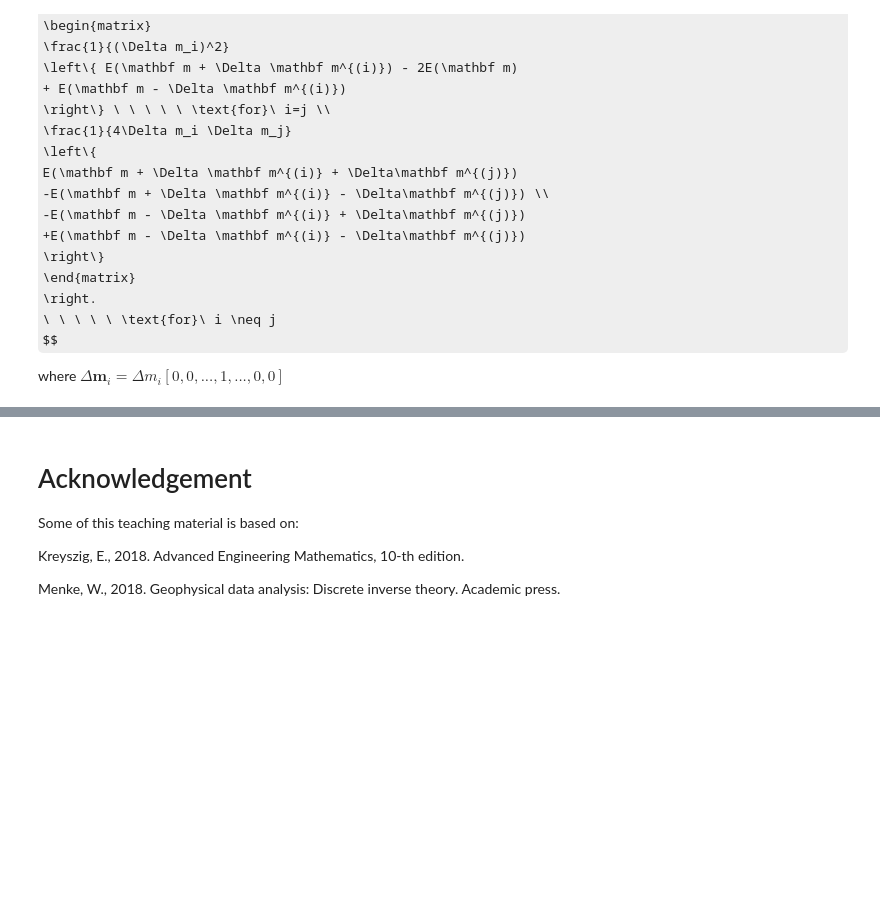
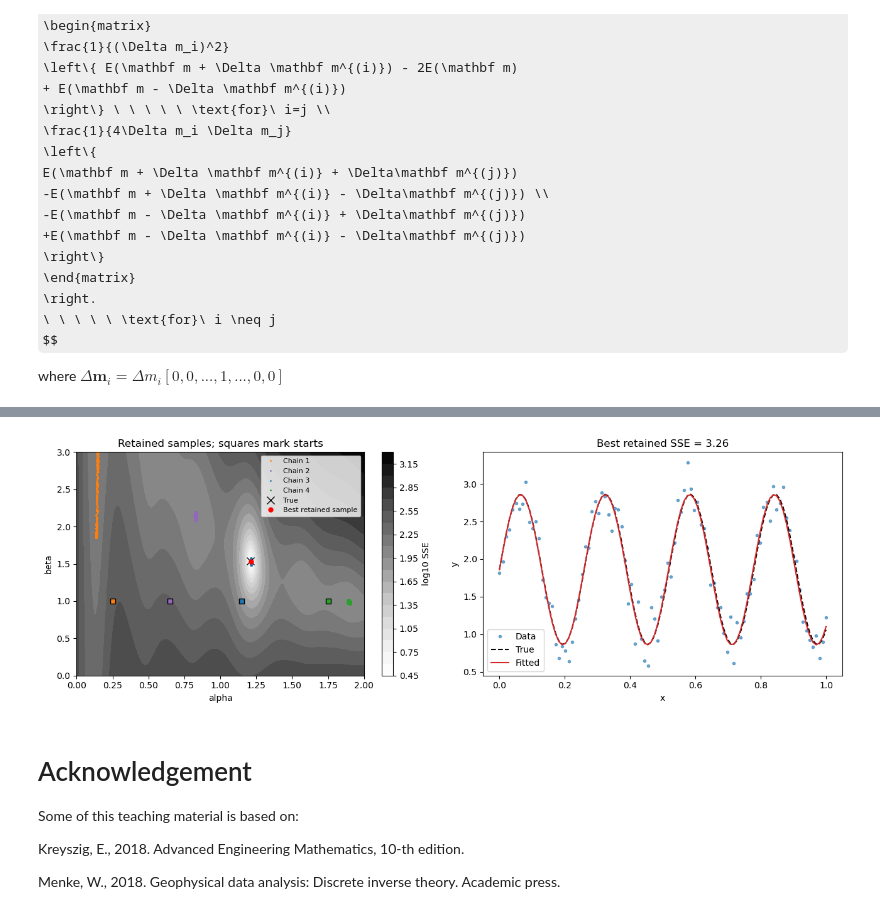
Before and after one commit to jinwar/GeophysicsComputing_GPGN436536, a Jupyter notebook: 09_Regression.ipynb, the cells around one changed output, grey strips where cells are left out. Drawn from its saved outputs; the diff is of its cells as text; code cells hidden in the pictures; some formulas as TeX source; blank space fills up the shorter version.

```diff
--- a/09_Regression.ipynb
+++ b/09_Regression.ipynb
@@ -1052,3 +1068,29 @@ plt.show()
+# %%
+# Error surface and fitted curve, using the same observations as the other fits.
+# Map computation is for visualization, not part of the sampler's evaluation count.
+alpha_grid = np.linspace(0, 2, 150)
+beta_grid = np.linspace(0, 3, 200)
+aa, bb = np.meshgrid(alpha_grid, beta_grid)
+map_sse = np.sum((np.sin(20*aa[..., None]*x) + aa[..., None]*bb[..., None] - data)**2, axis=-1)
+fig, axes = plt.subplots(1, 2, figsize=(13, 4.5))
+im = axes[0].contourf(aa, bb, np.log10(map_sse + 1e-9), 24, cmap='Greys')
+for i, chain in enumerate(samples):
+    axes[0].plot(chain[:, 0], chain[:, 1], '.', ms=2, color=colors[i], label=f'Chain {i+1}')
+    axes[0].plot(*starts[i], 's', color=colors[i], markeredgecolor='black', ms=6)
+axes[0].plot(true_p1, true_p2, 'kx', ms=9, label='True')
+axes[0].plot(*best, 'ro', ms=5, label='Best retained sample')
+axes[0].set(xlabel='alpha', ylabel='beta', xlim=(0, 2), ylim=(0, 3), title='Retained samples; squares mark starts')
+axes[0].legend(fontsize=8)
+fig.colorbar(im, ax=axes[0], label='log10 SSE')
+axes[1].plot(x, data, '.', alpha=0.6, label='Data')
+axes[1].plot(x, fun([true_p1, true_p2], x), 'k--', label='True')
+axes[1].plot(x, fun(best, x), color='tab:red', label='Fitted')
+axes[1].set(xlabel='x', ylabel='y', title=f'Best retained SSE = {retained_errors.min():.2f}')
+axes[1].legend()
+fig.tight_layout()
+plt.show()
+# %% [output]
+[figure, added]
 # %% [markdown]
 # Acknowledgement
 
```
Also changed, not shown: parts of 16 cells of this notebook.
